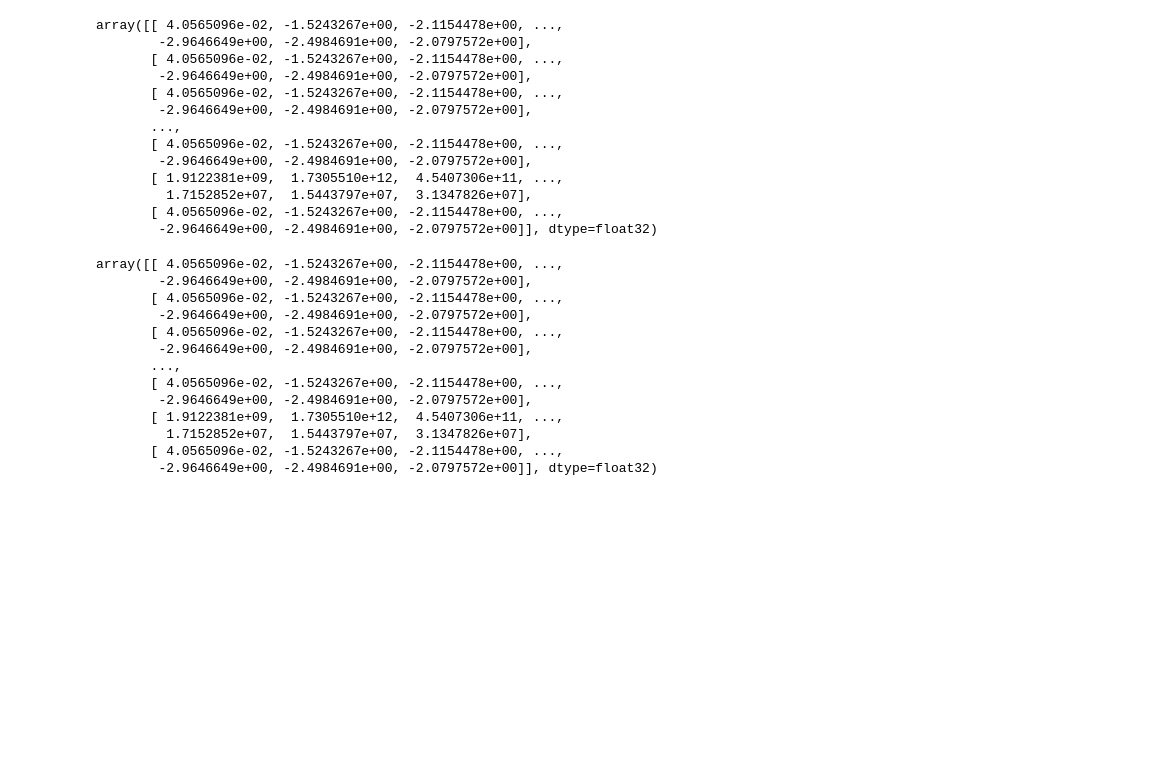
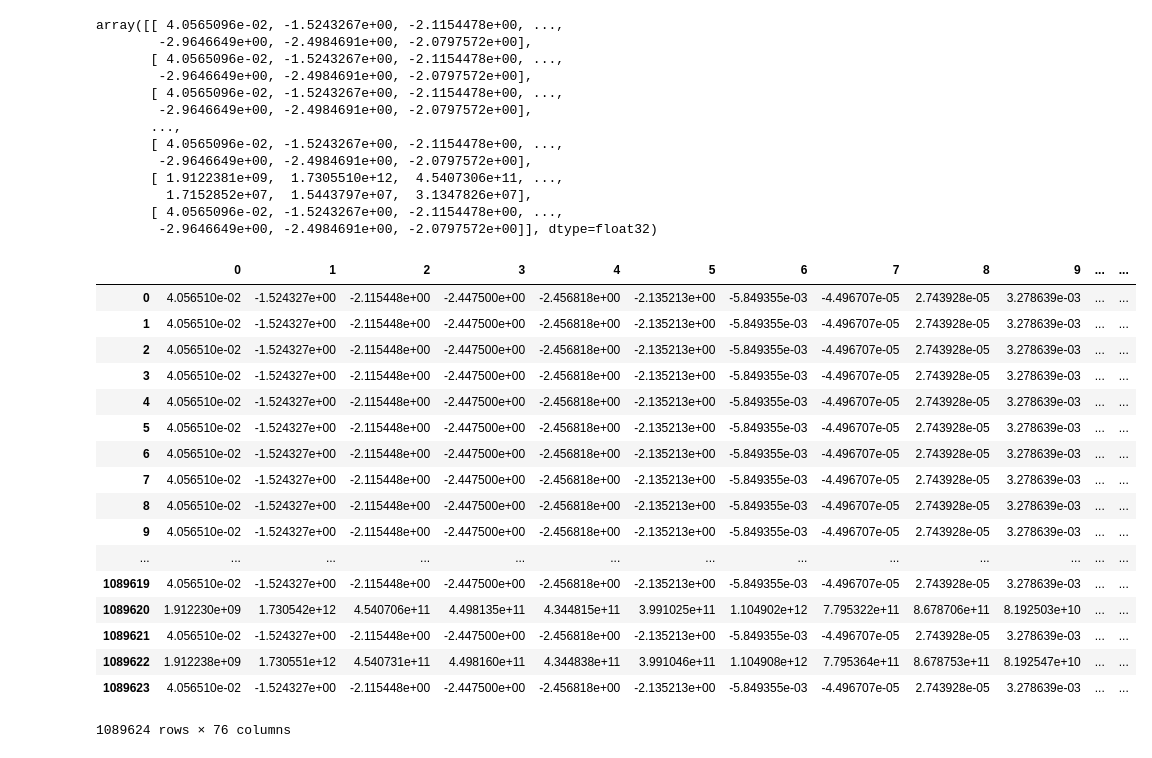
Before and after one commit to Matthew-tech/Shengli, a Jupyter notebook: deepmodel_zk/ng32_zk_deepmodel_predict_picture.ipynb, the cells around one changed output. Saved outputs shown, nothing was run; the diff lists cells and outputs as text; code cells hidden in the pictures; blank space fills up the shorter version.

Commit message:
预测完成后，对一系列plane_data.npy进行说明

```diff
--- a/deepmodel_zk/zk_deepmodel_predict_picture.ipynb
+++ b/deepmodel_zk/ng32_zk_deepmodel_predict_picture.ipynb
@@ -569,20 +563,29 @@ array([[ 4.0565096e-02, -1.5243267e+00, -2.1154478e+00, ...,
          1.7152852e+07,  1.5443797e+07,  3.1347826e+07],
        [ 4.0565096e-02, -1.5243267e+00, -2.1154478e+00, ...,
         -2.9646649e+00, -2.4984691e+00, -2.0797572e+00]], dtype=float32)
-# %%
-data=np.load('/disk3/Shengli/Shengli_old/Shengli_update/project/data/plane_loc/plane_data.npy')
-data
-# %% [output]
-array([[ 4.0565096e-02, -1.5243267e+00, -2.1154478e+00, ...,
-        -2.9646649e+00, -2.4984691e+00, -2.0797572e+00],
-       [ 4.0565096e-02, -1.5243267e+00, -2.1154478e+00, ...,
-        -2.9646649e+00, -2.4984691e+00, -2.0797572e+00],
-       [ 4.0565096e-02, -1.5243267e+00, -2.1154478e+00, ...,
-        -2.9646649e+00, -2.4984691e+00, -2.0797572e+00],
-       ...,
-       [ 4.0565096e-02, -1.5243267e+00, -2.1154478e+00, ...,
-        -2.9646649e+00, -2.4984691e+00, -2.0797572e+00],
-       [ 1.9122381e+09,  1.7305510e+12,  4.5407306e+11, ...,
-         1.7152852e+07,  1.5443797e+07,  3.1347826e+07],
-       [ 4.0565096e-02, -1.5243267e+00, -2.1154478e+00, ...,
-        -2.9646649e+00, -2.4984691e+00, -2.0797572e+00]], dtype=float32)
+# %%
+# data=np.load('/disk3/Shengli/Shengli_old/Shengli_update/project/data/plane_loc/plane_data.npy')
+# data = np.load("/disk3/zk/aboutoil/Shengli/data/plane_loc/plane_data_backup.npy")
+data=np.load('/disk3/Shengli/data/backup/plane_loc/plane_data.npy') #已经成功预测
+# data=np.load('/disk3/zk/aboutoil/Shengli/plane_data_true.npy') #已经成功预测
+dfdata = pd.DataFrame(data)
+dfdata
+# %% [output]
+|  | 0 | 1 | 2 | 3 | 4 | 5 | 6 | 7 | 8 | 9 | ... | ... |
+| 0 | 4.056510e-02 | -1.524327e+00 | -2.115448e+00 | -2.447500e+00 | -2.456818e+00 | -2.135213e+00 | -5.849355e-03 | -4.496707e-05 | 2.743928e-05 | 3.278639e-03 | ... | ... |
+| 1 | 4.056510e-02 | -1.524327e+00 | -2.115448e+00 | -2.447500e+00 | -2.456818e+00 | -2.135213e+00 | -5.849355e-03 | -4.496707e-05 | 2.743928e-05 | 3.278639e-03 | ... | ... |
+| 2 | 4.056510e-02 | -1.524327e+00 | -2.115448e+00 | -2.447500e+00 | -2.456818e+00 | -2.135213e+00 | -5.849355e-03 | -4.496707e-05 | 2.743928e-05 | 3.278639e-03 | ... | ... |
+| 3 | 4.056510e-02 | -1.524327e+00 | -2.115448e+00 | -2.447500e+00 | -2.456818e+00 | -2.135213e+00 | -5.849355e-03 | -4.496707e-05 | 2.743928e-05 | 3.278639e-03 | ... | ... |
+| 4 | 4.056510e-02 | -1.524327e+00 | -2.115448e+00 | -2.447500e+00 | -2.456818e+00 | -2.135213e+00 | -5.849355e-03 | -4.496707e-05 | 2.743928e-05 | 3.278639e-03 | ... | ... |
+| 5 | 4.056510e-02 | -1.524327e+00 | -2.115448e+00 | -2.447500e+00 | -2.456818e+00 | -2.135213e+00 | -5.849355e-03 | -4.496707e-05 | 2.743928e-05 | 3.278639e-03 | ... | ... |
+| 6 | 4.056510e-02 | -1.524327e+00 | -2.115448e+00 | -2.447500e+00 | -2.456818e+00 | -2.135213e+00 | -5.849355e-03 | -4.496707e-05 | 2.743928e-05 | 3.278639e-03 | ... | ... |
+| 7 | 4.056510e-02 | -1.524327e+00 | -2.115448e+00 | -2.447500e+00 | -2.456818e+00 | -2.135213e+00 | -5.849355e-03 | -4.496707e-05 | 2.743928e-05 | 3.278639e-03 | ... | ... |
+| 8 | 4.056510e-02 | -1.524327e+00 | -2.115448e+00 | -2.447500e+00 | -2.456818e+00 | -2.135213e+00 | -5.849355e-03 | -4.496707e-05 | 2.743928e-05 | 3.278639e-03 | ... | ... |
+| 9 | 4.056510e-02 | -1.524327e+00 | -2.115448e+00 | -2.447500e+00 | -2.456818e+00 | -2.135213e+00 | -5.849355e-03 | -4.496707e-05 | 2.743928e-05 | 3.278639e-03 | ... | ... |
+| ... | ... | ... | ... | ... | ... | ... | ... | ... | ... | ... | ... | ... |
+| 1089619 | 4.056510e-02 | -1.524327e+00 | -2.115448e+00 | -2.447500e+00 | -2.456818e+00 | -2.135213e+00 | -5.849355e-03 | -4.496707e-05 | 2.743928e-05 | 3.278639e-03 | ... | ... |
+| 1089620 | 1.912230e+09 | 1.730542e+12 | 4.540706e+11 | 4.498135e+11 | 4.344815e+11 | 3.991025e+11 | 1.104902e+12 | 7.795322e+11 | 8.678706e+11 | 8.192503e+10 | ... | ... |
+| 1089621 | 4.056510e-02 | -1.524327e+00 | -2.115448e+00 | -2.447500e+00 | -2.456818e+00 | -2.135213e+00 | -5.849355e-03 | -4.496707e-05 | 2.743928e-05 | 3.278639e-03 | ... | ... |
+| 1089622 | 1.912238e+09 | 1.730551e+12 | 4.540731e+11 | 4.498160e+11 | 4.344838e+11 | 3.991046e+11 | 1.104908e+12 | 7.795364e+11 | 8.678753e+11 | 8.192547e+10 | ... | ... |
+| 1089623 | 4.056510e-02 | -1.524327e+00 | -2.115448e+00 | -2.447500e+00 | -2.456818e+00 | -2.135213e+00 | -5.849355e-03 | -4.496707e-05 | 2.743928e-05 | 3.278639e-03 | ... | ... |
+1089624 rows × 76 columns
```
Also changed, not shown: parts of 4 cells of this notebook, 1 other file.
